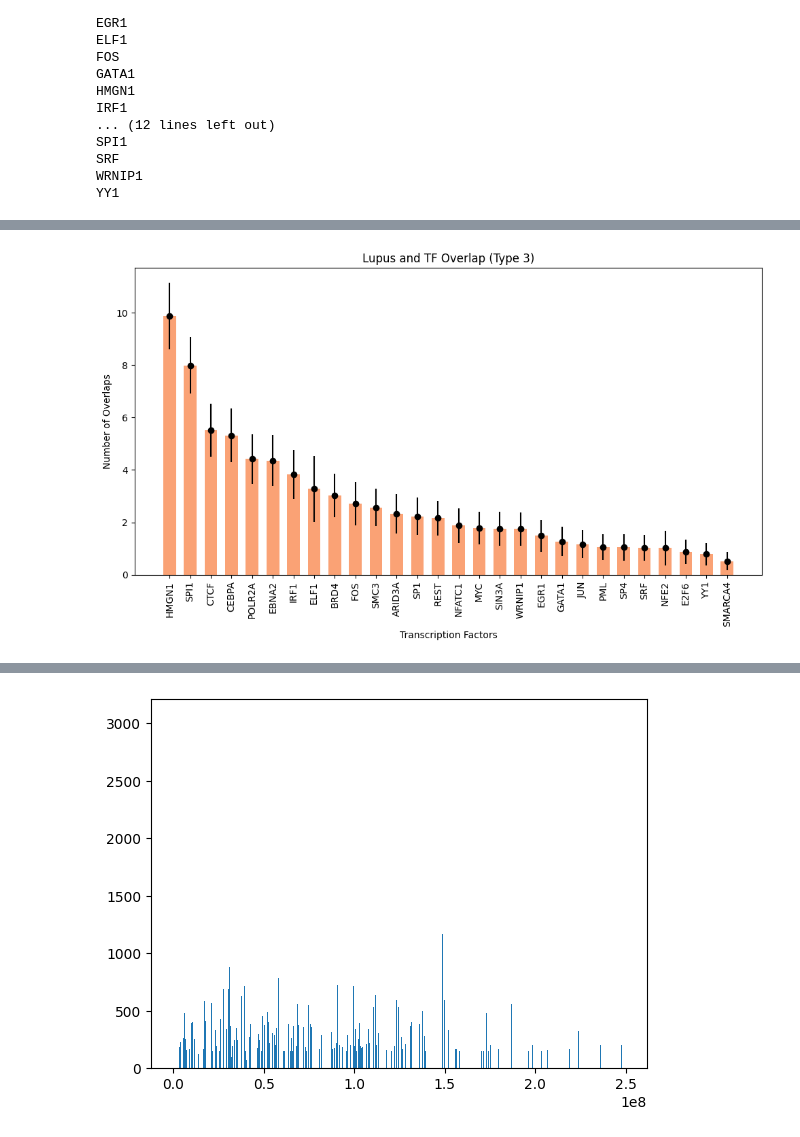
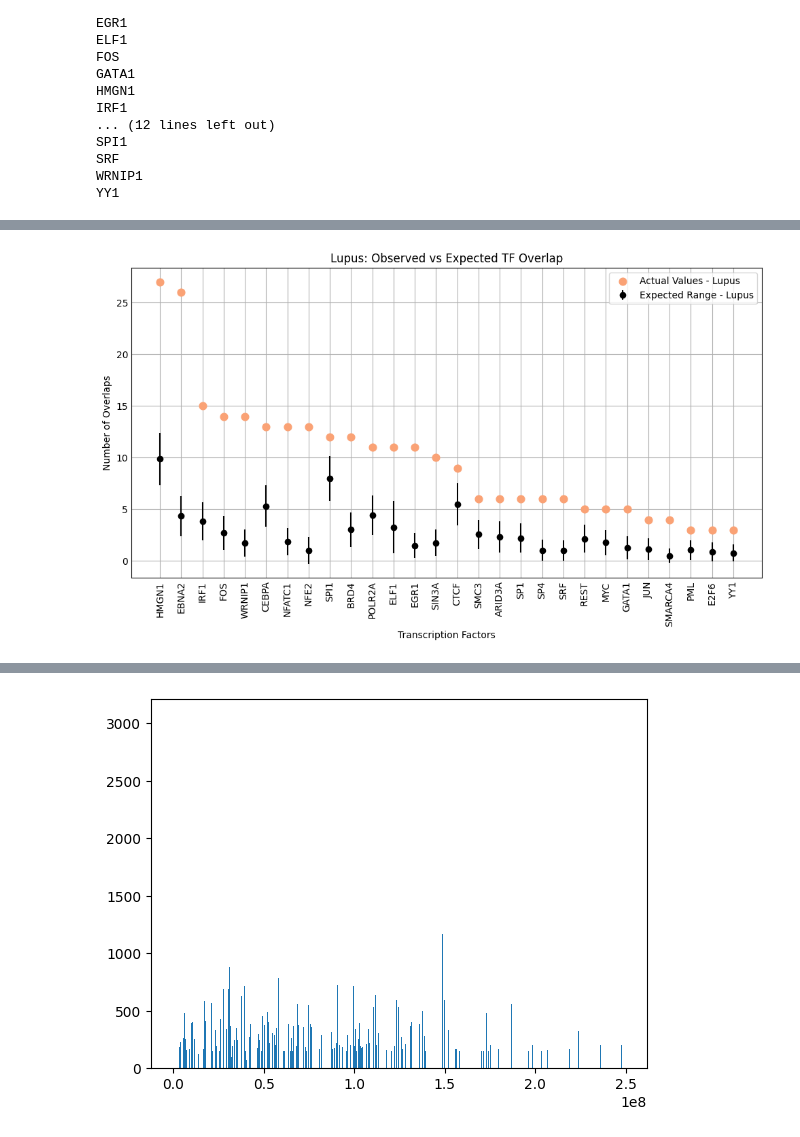
Before and after one commit to html1101/RELI-Analysis, a Jupyter notebook: visualize.ipynb, the cells around one changed output, grey strips where cells are left out. Drawn from its saved outputs; the diff is of its cells as text; code cells hidden in the pictures.

Commit message:
Added more visualizations

```diff
--- a/visualize.ipynb
+++ b/visualize.ipynb
@@ -122,7 +122,8 @@ for file in sle:
             continue
         # Correcting error in the code
 
-        info.append([vitiligo_sum["Mean"], sle_sum["Mean"], vitiligo_sum["Std"], sle_sum["Std"]])
+        # info.append([vitiligo_sum["Intersect"], sle_sum["Intersect"], vitiligo_sum["P Value"], sle_sum["P Value"]])
+        info.append([vitiligo_sum["Intersect"], sle_sum["Intersect"], vitiligo_sum["Mean"], sle_sum["Mean"], vitiligo_sum["Std"], sle_sum["Std"]])
         files.append(file)
     else:
         print(f"Not there: {file}")
@@ -184,10 +185,10 @@ for file in sle:
     sle_summary = [l.strip().split(": ") for l in open("output_SLE/" + file + "/summary.txt").readlines()[4:]]
     sle_sum = {x[0]: float(x[1]) for x in sle_summary}
 
-    if sle_sum["P Value"] > 0.05 or sle_sum["Mean"] < 0 or file.split(" - ")[0] in keep:
+    if sle_sum["P Value"] > 0.05 or sle_sum["Intersect"] < sle_sum["Mean"] or file.split(" - ")[0] in keep:
         continue
 
-    info.append([sle_sum["Mean"], sle_sum["Std"]])
+    info.append([sle_sum["Intersect"], sle_sum["Mean"], sle_sum["Std"], sle_sum["P Value"]])
     files.append(file)
     keep.append(file.split(" - ")[0])
 
@@ -240,6 +245,7 @@ ra = os.listdir("output_RA")
 
 info = []
 files = []
+keep = []
 
 def jaccard(a, b):
     both = set(a).intersection(b)
@@ -267,10 +273,17 @@ for file in sle:
             ra_summary = [l.strip().split(": ") for l in open(f"output_RA/{file}" + "/summary.txt").readlines()[4:]]
             ra_sum = {x[0]: float(x[1]) for x in ra_summary}
 
-            print(F"Comparing vitiligo + SLE results for {file}")
+            print(F"Comparing vitiligo + SLE + PBC + RA results for {file}")
+
             # Compare the # they have in common
-            info.append([vitiligo_sum["P Value"] - 0.5, sle_sum["P Value"] - 0.5, pbc_sum["P Value"] - 0.5, ra_sum["P Value"] - 0.5])
+            name = file.split(" - ")[0]
+            if (vitiligo_sum["P Value"] > 0.3 or sle_sum["P Value"] > 0.3 or pbc_sum["P Value"] > 0.3 or ra_sum["P Value"] > 0.3) and name in keep:
+                continue
+
+            # Find genes that are sig for vitiligo + sle but not for pbc + ra or reverse
+            info.append([vitiligo_sum["Intersect"], sle_sum["Intersect"], pbc_sum["Intersect"], ra_sum["Intersect"], (vitiligo_sum["P Value"] < 0.1 and sle_sum["P Value"] < 0.1), (pbc_sum["P Value"] > 0.1 and ra_sum["P Value"] > 0.1)])
             files.append(file)
+            keep.append(name)
     else:
         print(f"Not there: {file}")
 
@@ -327,34 +436,34 @@ array([[ 3.45230360e-01,  0.00000000e+00,  0.00000000e+00,
 # %%
 fig, ax = plt.subplots(figsize=(10, 6))
 
 info = np.array(info)
 sle = [float(x) for x in info[:,0]]
-# sle = [float(x) for x in info[:,1]]
+mean_sle = [float(x) for x in info[:,1]]
+std_sle = [float(x) for x in info[:,2]]
 
 # std_vitiligo = [float(x) / 2 for x in info[:,2]]
-std_sle = [float(x) / 2 for x in info[:,-1]]
 
 # pbc = [float(x) for x in info[:,2]]
 # ra = [float(x) for x in info[:,3]]
+plt.style.use('_mpl-gallery')
 
 x = np.array([x * 1.3 for x in list(range(len(sle)))])
 ax.set_ylabel("Number of Overlaps")
 ax.set_xlabel("Transcription Factors")
-plt.xticks(x, [x.split(" - ")[0] for x in files], rotation=90)
+ax.set_xticks(x, [x.split(" - ")[0] for x in files], rotation=90)
 # plt.yticks([y for y in range(max(sle))])
-ax.bar(x, sle, width=0.8, color='#FAA275', align='center', label="SLE")
-# ax.bar(x + 0.25, vitiligo, width=0.5, color='#985277', align='center', label="Vitiligo")
 
-plt.errorbar(x, sle, std_sle, linestyle='None', marker='o', color="black")
-# plt.errorbar(x + 0.25, vitiligo, std_vitiligo, linestyle='None', marker='o', color="black")
+ax.errorbar(x, mean_sle, std_sle, linestyle='None', marker='o', color="black", label = "Expected Range - Lupus")
+
+ax.scatter(x, sle, color='#FAA275', s=60, label="Actual Values - Lupus")
 
 # ax.bar(x + 0.05, pbc, width=0.1, color='#C33C54', align='center', label="PBC (Type 2)")
 # ax.bar(x + 0.15, ra, width=0.1, color='#FCD0A1', align='center', label="RA (Type 2)")
 
-ax.set_title("Lupus and TF Overlap")
-# ax.legend(loc="best")
+ax.set_title("Lupus: Observed vs Expected TF Overlap")
+ax.legend(loc="best")
 plt.tight_layout()
-plt.savefig("figures/avg_sle.png")
+plt.savefig("figures/avg_vitiligo.png")
 plt.show()
 # %% [output]
-[figure, old version]
+[figure, new version]
```
Also changed, not shown: parts of 10 cells of this notebook, 15 other files.
